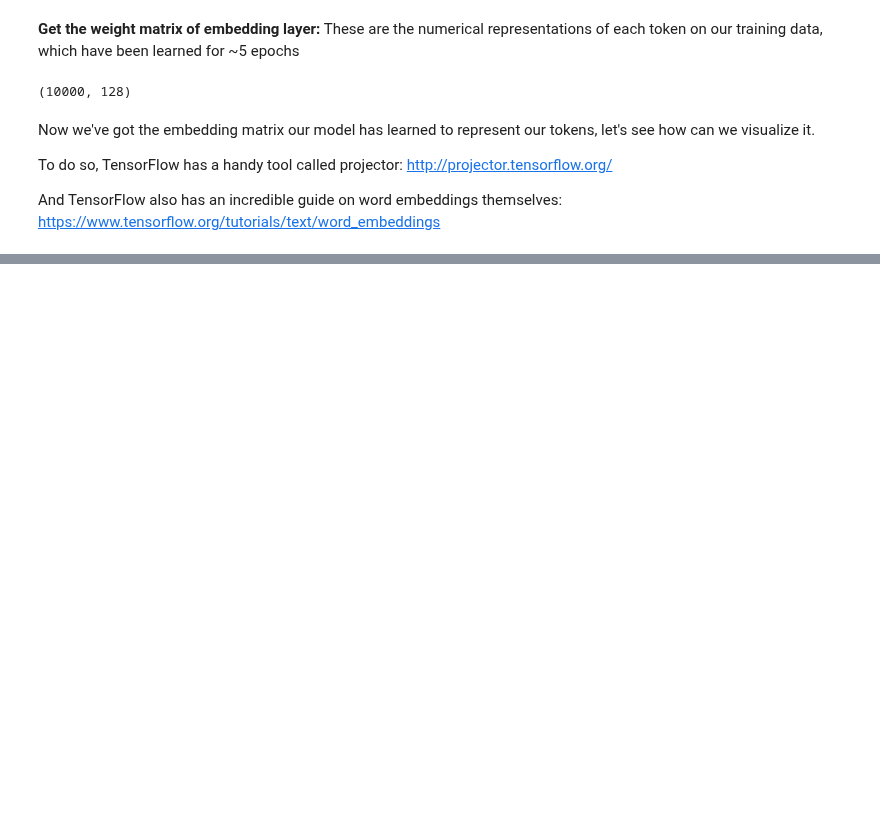
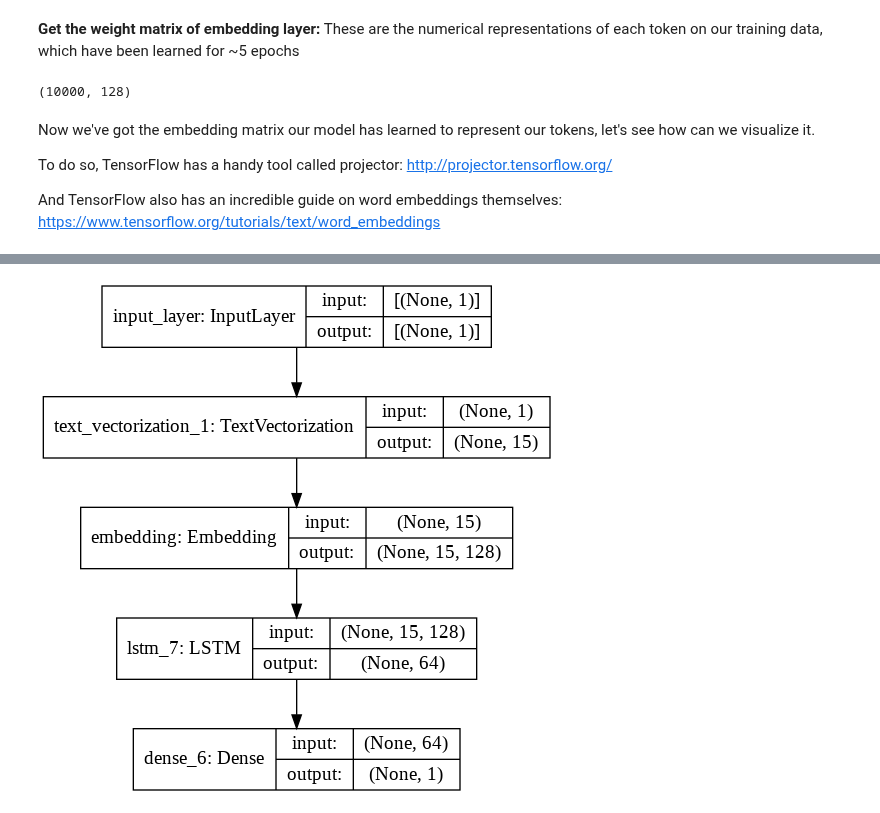
Before and after one commit to imran9891/TensorFlow, a Jupyter notebook: 08_introduction_to_NLP_using_tensorflow.ipynb, the cells around one changed output, grey strips where cells are left out. Cells and saved outputs as stored; diff of their text form; code cells hidden in the pictures; blank space fills up the shorter version.

Commit message:
First RNN LSTM Model applied

```diff
--- a/08_introduction_to_NLP_using_tensorflow.ipynb
+++ b/08_introduction_to_NLP_using_tensorflow.ipynb
@@ -686,0 +682,15 @@ df.head()
+# %%
+# Create an LSTM model
+from tensorflow.keras import layers
+inputs = layers.Input(shape=(1,), dtype=tf.string, name="input_layer")
+x = text_vectorizer(inputs) # tokenize
+x = embedding(x) # representation of tokens mapped to numbers
+# print(x.shape)
+# x = layers.LSTM(units=64, return_sequences=True)(x) # when you're stacking RNN cells together you need to return_sequences=True
+# print(x.shape)
+x = layers.LSTM(units=64)(x)
+# print(x.shape)
+# x = layers.Dense(64,activation='relu')(x)
+# print(x.shape)
+outputs = layers.Dense(1, activation='sigmoid')(x)
+model_2 = tf.keras.Model(inputs,outputs,name='model_2_LSTM')
@@ -686,0 +719,4 @@ df.head()
+# %%
+plot_model(model_2,show_shapes=True)
+# %% [output]
+[figure, added]
```
Also changed, not shown: parts of 27 cells of this notebook.
